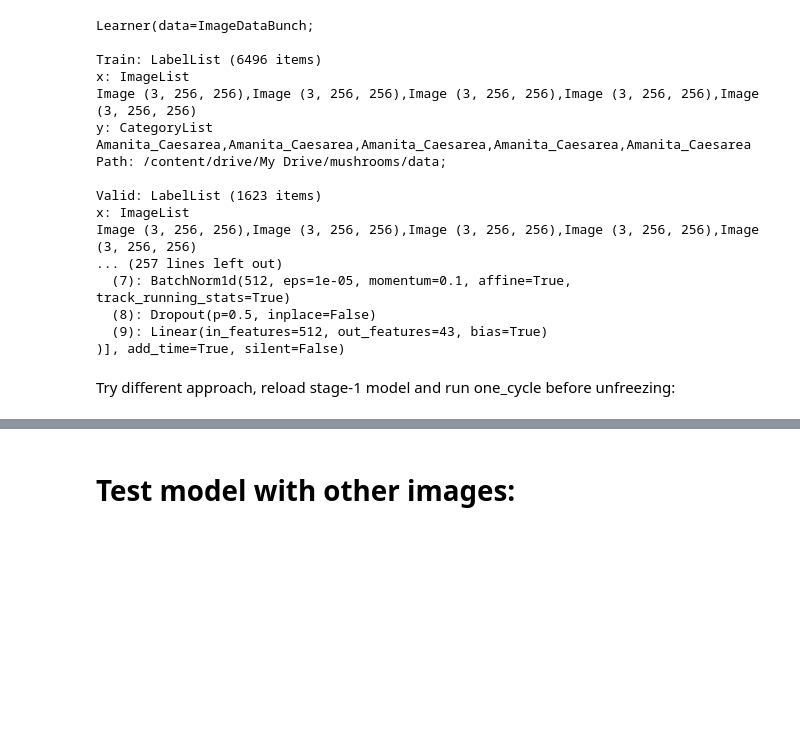
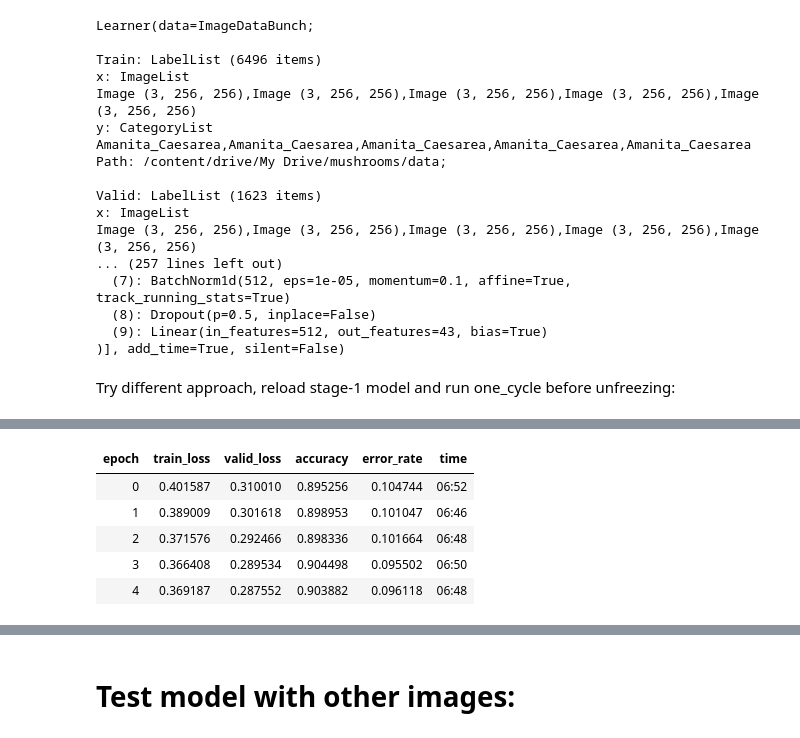
Before and after one commit to maurice1979/mushroom-identifier, a Jupyter notebook: notebooks/mushrooom-identifier-colab.ipynb, the cells around one changed output, grey strips where cells are left out. Drawn from its saved outputs; the diff is of its cells as text; code cells hidden in the pictures; blank space fills up the shorter version.

```diff
--- a/notebooks/mushrooom-identifier-colab.ipynb
+++ b/notebooks/mushrooom-identifier-colab.ipynb
@@ -306,0 +325,10 @@ learn.fit_one_cycle(3)
+# %%
+model.unfreeze()
+model.fit_one_cycle(5, max_lr=slice(1e-06, 1e-05))
+# %% [output]
+| epoch | train_loss | valid_loss | accuracy | error_rate | time |
+| 0 | 0.401587 | 0.310010 | 0.895256 | 0.104744 | 06:52 |
+| 1 | 0.389009 | 0.301618 | 0.898953 | 0.101047 | 06:46 |
+| 2 | 0.371576 | 0.292466 | 0.898336 | 0.101664 | 06:48 |
+| 3 | 0.366408 | 0.289534 | 0.904498 | 0.095502 | 06:50 |
+| 4 | 0.369187 | 0.287552 | 0.903882 | 0.096118 | 06:48 |
```
Also changed, not shown: parts of 10 cells of this notebook.
